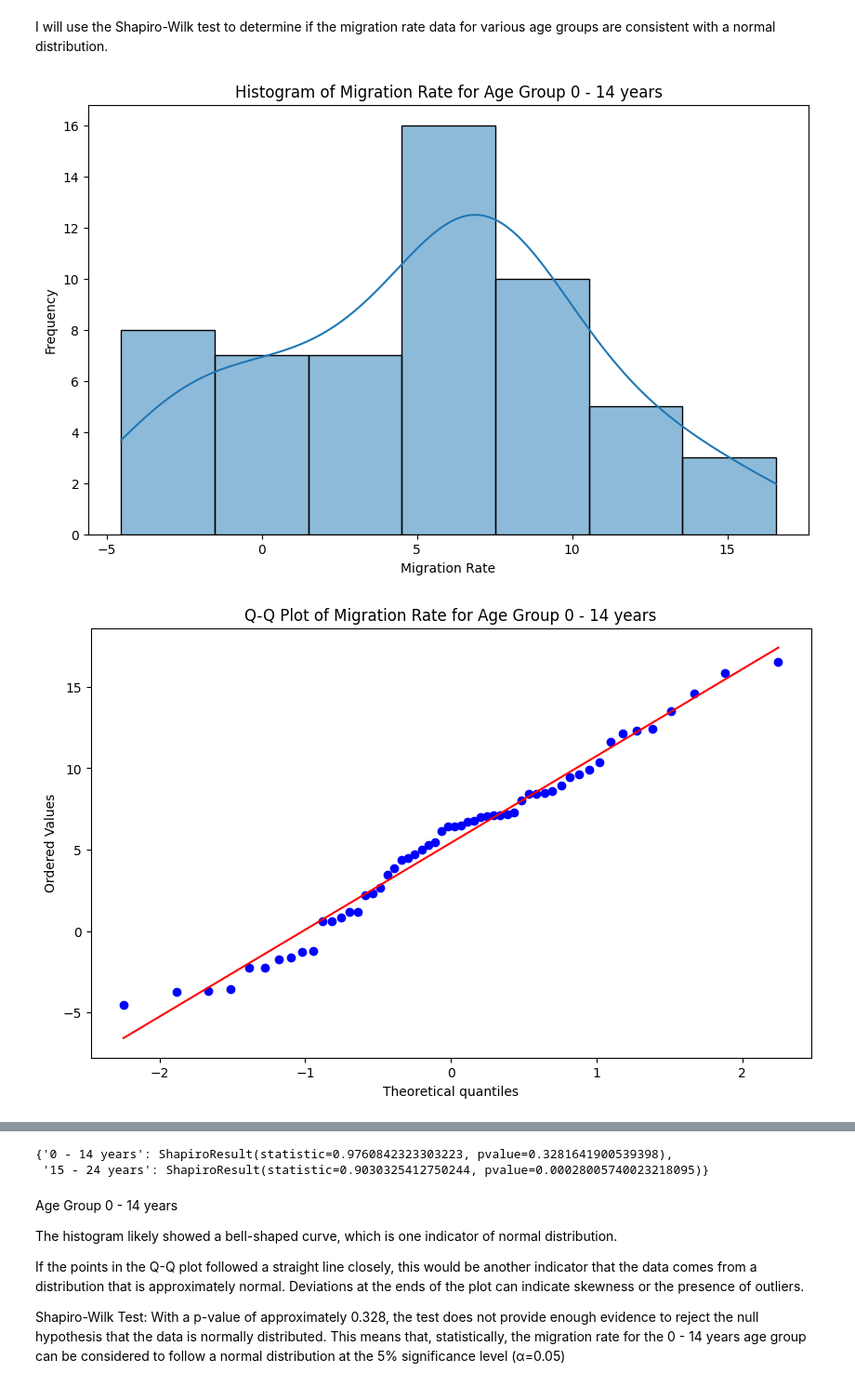
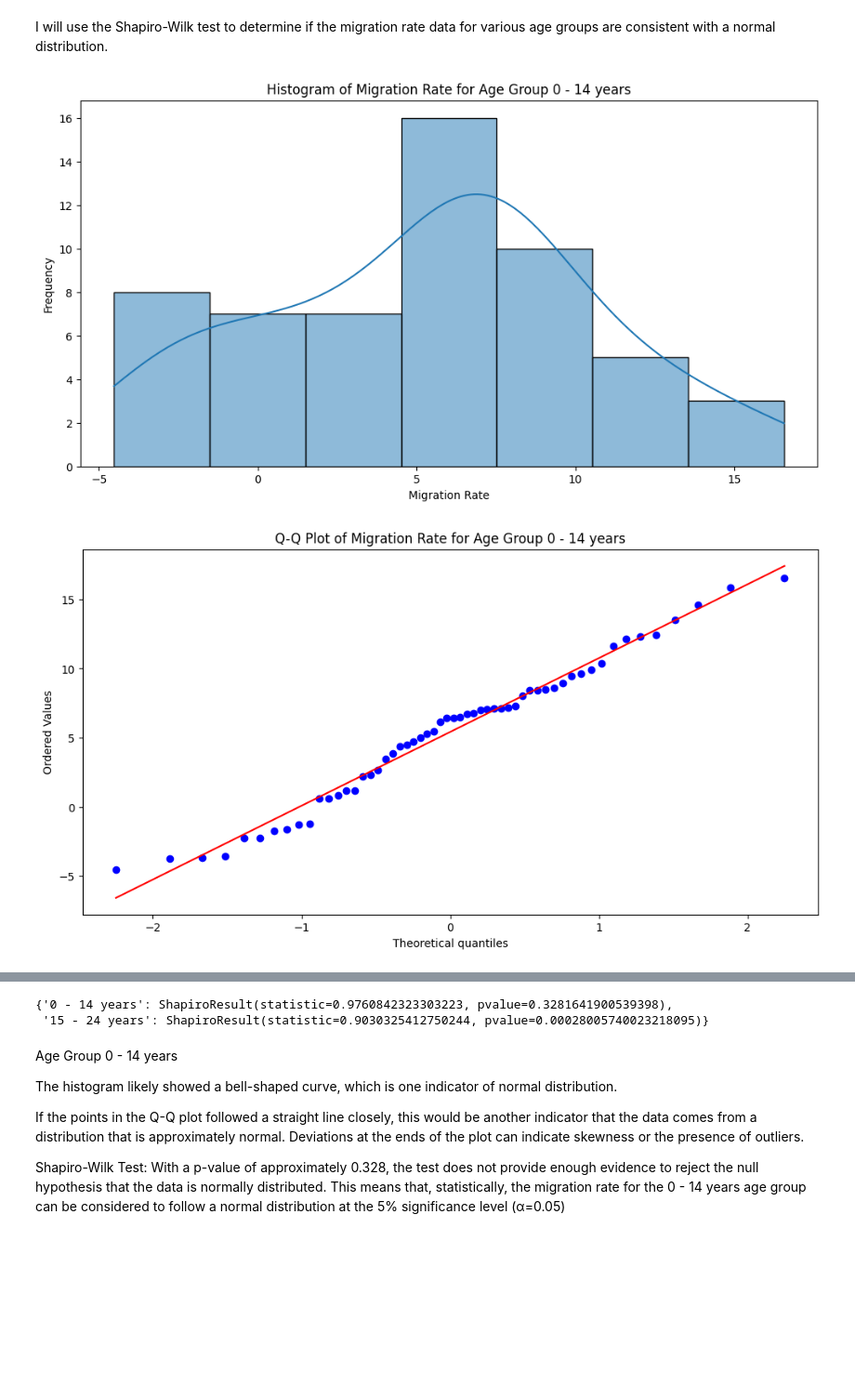
Before and after one commit to mkoleva0/DataAnalytics_CA1, a Jupyter notebook: CA1_2_final.ipynb, the cells around one changed output, grey strips where cells are left out. Shown at 93% size. Drawn from its saved outputs; the diff is of its cells as text; code cells hidden in the pictures; blank space fills up the shorter version.

```diff
--- a/CA1_2_final.ipynb
+++ b/CA1_2_final.ipynb
@@ -869,34 +866,33 @@ I will use the Shapiro-Wilk test to determine if the migration rate data for var
 # %%
 # Get unique age groups from the dataset
 selected_age_groups = ['0 - 14 years', '15 - 24 years']
 
 # Create a dictionary to store the results of Shapiro-Wilk test for each age group
 shapiro_results = {}
 
-# Plotting histograms and Q-Q plots for each age group and performing Shapiro-Wilk test
+
 for age_group in selected_age_groups:
-    # Filter the dataset for the current age group
+
     current_age_group_data = population_migration_df[population_migration_df['Age Group'] == age_group]
 
-    # Visual assessment of normality using a histogram
-    plt.figure(figsize=(10, 6))
+    plt.figure(figsize=(12, 6))
     sns.histplot(current_age_group_data['Migration_Rate'], kde=True)
     plt.title(f'Histogram of Migration Rate for Age Group {age_group}')
     plt.xlabel('Migration Rate')
     plt.ylabel('Frequency')
     plt.show()
 
-    # Visual assessment of normality using a Q-Q plot
-    plt.figure(figsize=(10, 6))
+
+    plt.figure(figsize=(12, 6))
     stats.probplot(current_age_group_data['Migration_Rate'], dist="norm", plot=plt)
     plt.title(f'Q-Q Plot of Migration Rate for Age Group {age_group}')
     plt.show()
 
-    # Perform the Shapiro-Wilk test for normality
+
     shapiro_test = stats.shapiro(current_age_group_data['Migration_Rate'])
     shapiro_results[age_group] = shapiro_test
 
 shapiro_results
 # %% [output]
-[figure, old version]
+[figure, new version]
-[figure, old version]
+[figure, new version]
```
Also changed, not shown: parts of 12 cells of this notebook.
